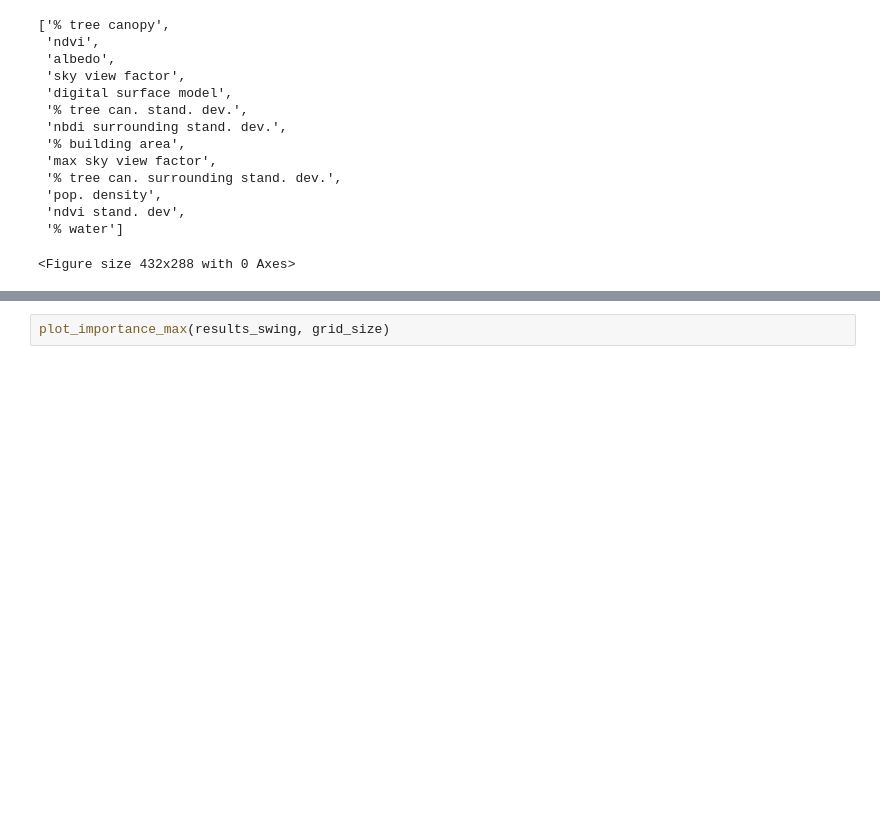
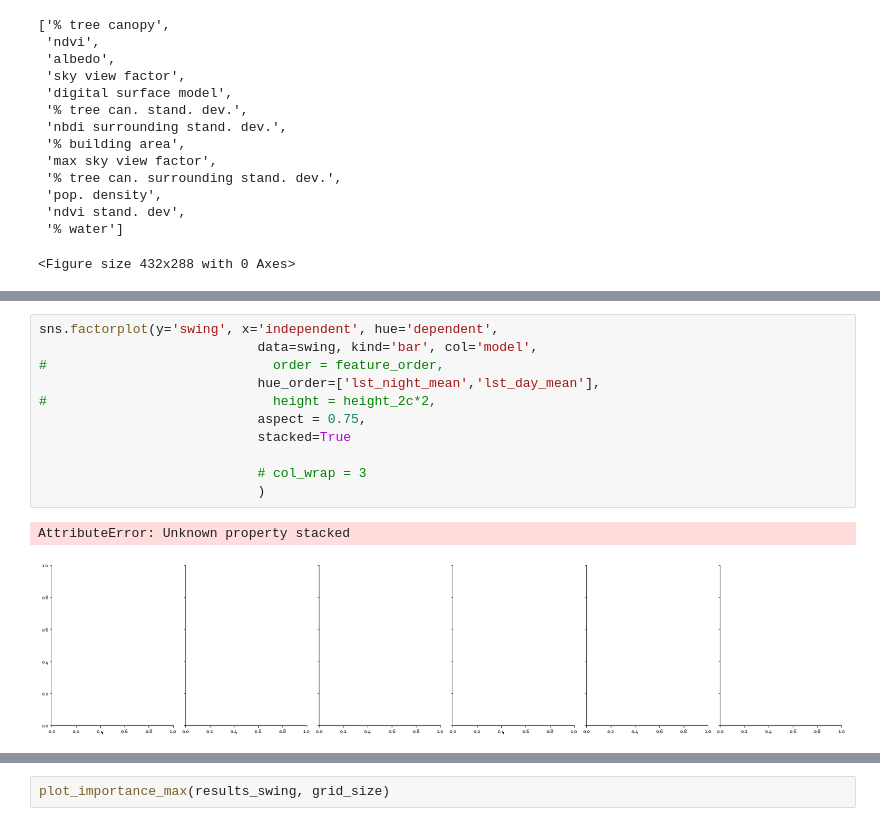
Before and after one commit to tommlogan/land_surface_temperature, a Jupyter notebook: code/analysis/variable_importance.ipynb, the cells around one changed output, grey strips where cells are left out. Saved outputs shown, nothing was run; the diff lists cells and outputs as text; blank space fills up the shorter version.

```diff
--- a/code/analysis/variable_importance.ipynb
+++ b/code/analysis/variable_importance.ipynb
@@ -82,0 +142,14 @@ plot_importance(results_swing, grid_size)
+# %%
+sns.factorplot(y='swing', x='independent', hue='dependent',
+                            data=swing, kind='bar', col='model',
+#                             order = feature_order,
+                            hue_order=['lst_night_mean','lst_day_mean'],
+#                             height = height_2c*2,
+                            aspect = 0.75,
+                            stacked=True
+
+                            # col_wrap = 3
+                            )
+# %% [output]
+AttributeError: Unknown property stacked
+[figure, added]
```
Also changed, not shown: parts of 11 cells of this notebook, 2 other files.
